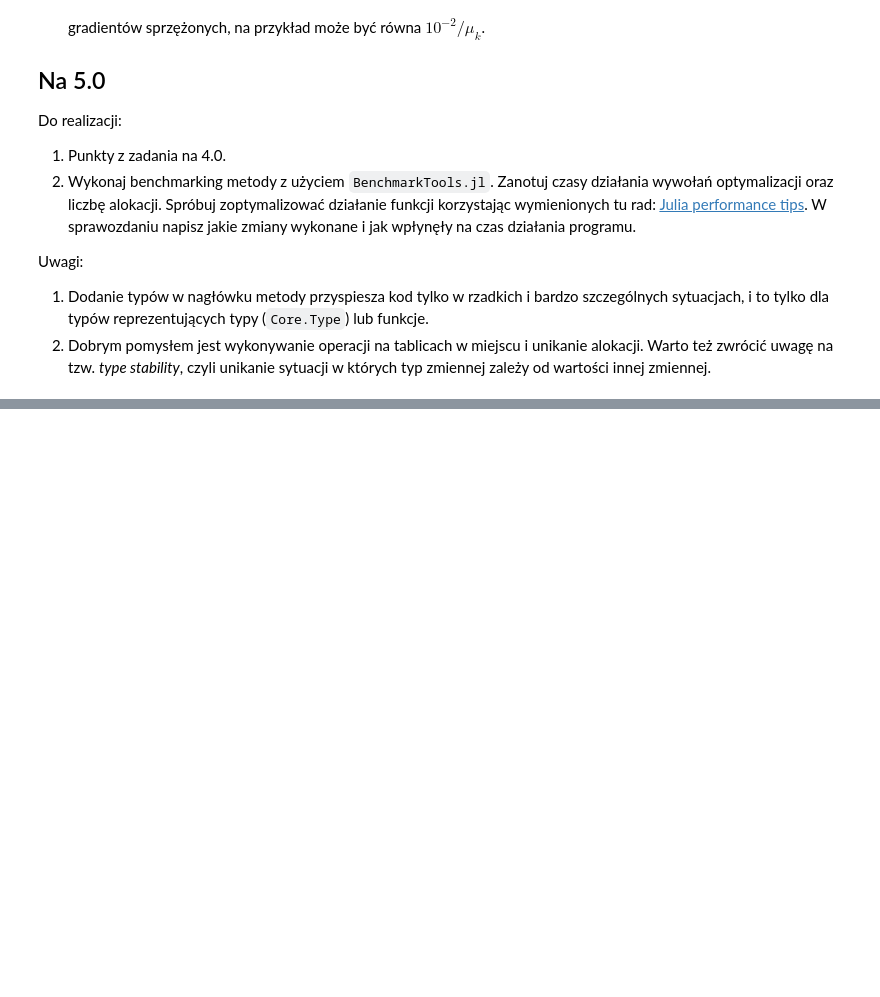
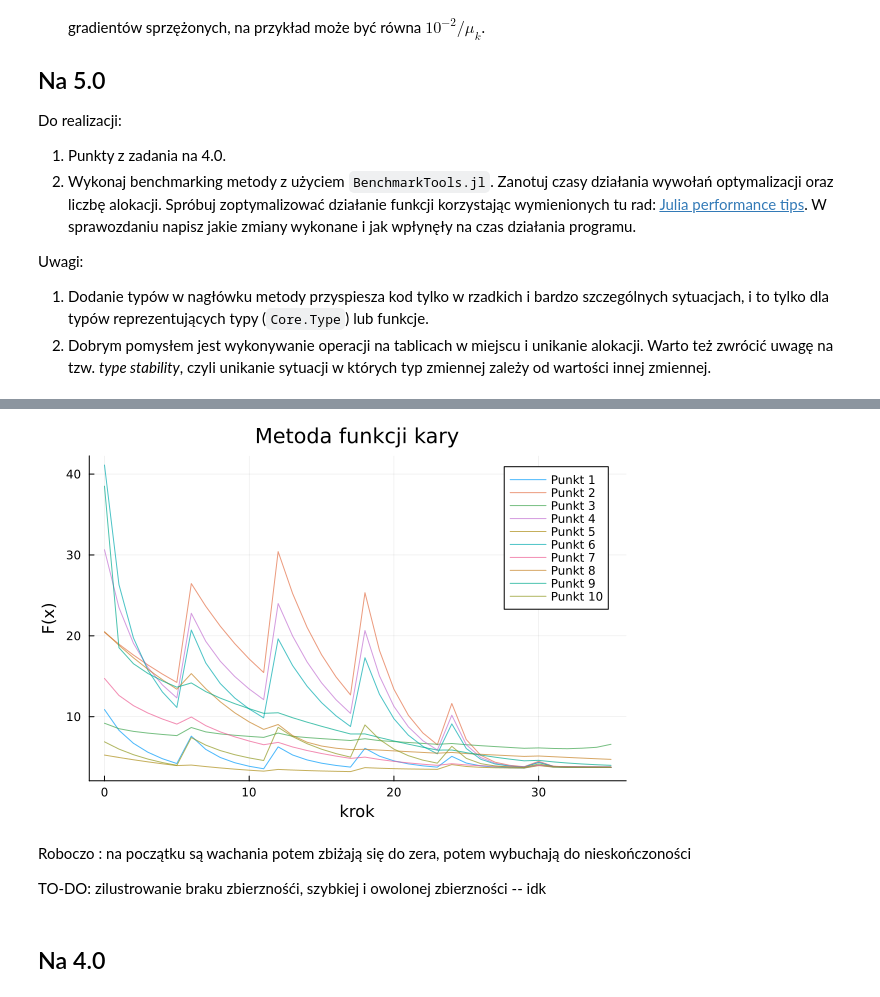
Before and after one commit to esarna/metody-i-algorytmy-optymalizacji, a Jupyter notebook: lab2/zad2.ipynb, the cells around one changed output, grey strips where cells are left out. Drawn from its saved outputs; the diff is of its cells as text; code cells hidden in the pictures; blank space fills up the shorter version.

```diff
--- a/lab2/zad2.ipynb
+++ b/lab2/zad2.ipynb
@@ -53,0 +250,20 @@ Uwagi:
+# %%
+MAXITER = 6
+
+p = plot(xlabel="krok", ylabel="F(x)", title="Metoda funkcji kary")
+
+penalty_histories = [penalty_gradient_descent(f, grad_f!, x0; μ0=1.0, β=2.0, max_iter=MAXITER) |> last
+                    for x0 in starting_points]
+
+for (i, hist) in enumerate(penalty_histories)
+    plot!(p, 0:(MAXITER*6) - 1, hist, label="Punkt $i", alpha=0.7)
+end
+display(p)
+# %% [output]
+[figure, added]
+# %% [markdown]
+Roboczo : na początku są wachania potem zbiżają się do zera, potem wybuchają do nieskończoności
+
+TO-DO: zilustrowanie braku zbierznośći, szybkiej i owolonej zbierzności -- idk
+# %% [markdown]
+## Na 4.0
```
Also changed, not shown: parts of 19 cells of this notebook.
